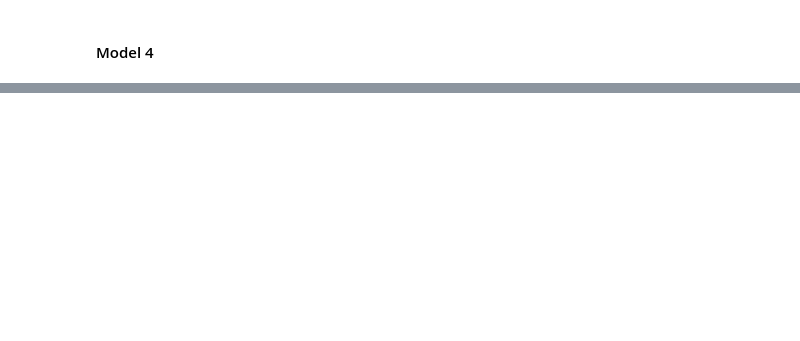
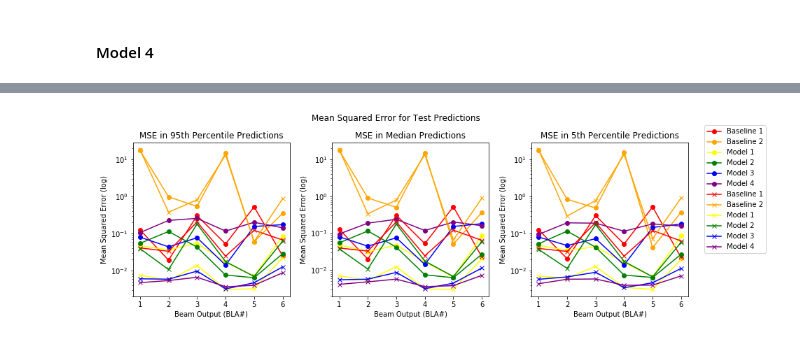
Before and after one commit to zbpatel/CS229-Project, a Jupyter notebook: predict_future_output.ipynb, the cells around one changed output, grey strips where cells are left out. Cells and saved outputs as stored; diff of their text form; code cells hidden in the pictures; blank space fills up the shorter version.

Commit message:
Added fresh run to predict_future_output

```diff
--- a/predict_future_output.ipynb
+++ b/predict_future_output.ipynb
@@ -613,39 +639,77 @@ model_4_test_5_mse = [mse[2] for mse in model_4_test_mses]
 # %%
 beams = list(range(1, 7))
 
-fig, (ax1, ax2, ax3) = plt.subplots((3, 1))
+fig, (ax1, ax2, ax3) = plt.subplots(1, 3, figsize=(12, 4))
 ax1.set_xlabel('Beam Output (BLA#)')
-ax1.set_ylabel('Mean Squared Error', color="Red")
-ax1.plot(beams, baseline_1_test_95_mse, 'o', color="Red", label="Baseline 1")
-ax1.plot(beams, baseline_2_test_95_mse, 'o', color="Orange", label="Baseline 2")
-ax1.plot(beams, model_1_test_95_mse, 'o', color="Yellow", label="Model 1")
-ax1.plot(beams, model_2_test_95_mse, 'o', color="Green", label="Model 2")
-ax1.plot(beams, model_3_test_95_mse, 'o', color="Blue", label="Model 3")
-ax1.plot(beams, model_4_test_95_mse, 'o', color="Purple", label="Model 4")
-ax1.tick_params(axis='y', labelcolor="Red")
+ax1.set_ylabel('Mean Squared Error (log)')
+
+# plot test mses
+ax1.plot(beams, baseline_1_test_95_mse, 'o-', color="Red", label="Baseline 1")
+ax1.plot(beams, baseline_2_test_95_mse, 'o-', color="Orange", label="Baseline 2")
+ax1.plot(beams, model_1_test_95_mse, 'o-', color="Yellow", label="Model 1")
+ax1.plot(beams, model_2_test_95_mse, 'o-', color="Green", label="Model 2")
+ax1.plot(beams, model_3_test_95_mse, 'o-', color="Blue", label="Model 3")
+ax1.plot(beams, model_4_test_95_mse, 'o-', color="Purple", label="Model 4")
+
+# plot validation mses
+ax1.plot(beams, baseline_1_valid_95_mse, 'x-', color="Red", label="Baseline 1")
+ax1.plot(beams, baseline_2_valid_95_mse, 'x-', color="Orange", label="Baseline 2")
+ax1.plot(beams, model_1_valid_95_mse, 'x-', color="Yellow", label="Model 1")
+ax1.plot(beams, model_2_valid_95_mse, 'x-', color="Green", label="Model 2")
+ax1.plot(beams, model_3_valid_95_mse, 'x-', color="Blue", label="Model 3")
+ax1.plot(beams, model_4_valid_95_mse, 'x-', color="Purple", label="Model 4")
+ax1.set_yscale("log")
+
 ax1.set_title("MSE in 95th Percentile Predictions")
 
 ax2.set_xlabel('Beam Output (BLA#)')
-ax2.set_ylabel('Mean Squared Error', color="Red")
-ax2.plot(beams, baseline_1_test_median_mse, 'o', color="Red", label="Baseline 2")
-ax2.plot(beams, baseline_2_test_median_mse, 'o', color="Orange", label="Baseline 2")
-ax2.plot(beams, model_1_test_median_mse, 'o', color="Yellow", label="Model 1")
-ax2.plot(beams, model_2_test_median_mse, 'o', color="Green", label="Model 2")
-ax2.plot(beams, model_3_test_median_mse, 'o', color="Blue", label="Model 3")
-ax2.plot(beams, model_4_test_median_mse, 'o', color="Purple", label="Model 4")
-ax2.tick_params(axis='y', labelcolor="Red")
+ax2.set_ylabel('Mean Squared Error (log)')
+
+# plot test mses
+ax2.plot(beams, baseline_1_test_median_mse, 'o-', color="Red", label="Baseline 1")
+ax2.plot(beams, baseline_2_test_median_mse, 'o-', color="Orange", label="Baseline 2")
+ax2.plot(beams, model_1_test_median_mse, 'o-', color="Yellow", label="Model 1")
+ax2.plot(beams, model_2_test_median_mse, 'o-', color="Green", label="Model 2")
+ax2.plot(beams, model_3_test_median_mse, 'o-', color="Blue", label="Model 3")
+ax2.plot(beams, model_4_test_median_mse, 'o-', color="Purple", label="Model 4")
+
+# plot validation mses
+ax2.plot(beams, baseline_1_valid_median_mse, 'x-', color="Red", label="Baseline 1")
+ax2.plot(beams, baseline_2_valid_median_mse, 'x-', color="Orange", label="Baseline 2")
+ax2.plot(beams, model_1_valid_median_mse, 'x-', color="Yellow", label="Model 1")
+ax2.plot(beams, model_2_valid_median_mse, 'x-', color="Green", label="Model 2")
+ax2.plot(beams, model_3_valid_median_mse, 'x-', color="Blue", label="Model 3")
+ax2.plot(beams, model_4_valid_median_mse, 'x-', color="Purple", label="Model 4")
+
+ax2.set_yscale("log")
 ax2.set_title("MSE in Median Predictions")
 
 ax3.set_xlabel('Beam Output (BLA#)')
-ax3.set_ylabel('Mean Squared Error', color="Red")
-ax3.plot(beams, baseline_1_test_5_mse, 'o', color="Red", label="Baseline 2")
-ax3.plot(beams, baseline_2_test_5_mse, 'o', color="Orange", label="Baseline 2")
-ax3.plot(beams, model_1_test_5_mse, 'o', color="Yellow", label="Model 1")
-ax3.plot(beams, model_2_test_5_mse, 'o', color="Green", label="Model 2")
-ax3.plot(beams, model_3_test_5_mse, 'o', color="Blue", label="Model 3")
-ax3.plot(beams, model_4_test_5_mse, 'o', color="Purple", label="Model 4")
-ax3.tick_params(axis='y', labelcolor="Red")
+ax3.set_ylabel('Mean Squared Error (log)')
+
+# plot test mses
+ax3.plot(beams, baseline_1_test_5_mse, 'o-', color="Red", label="Baseline 1")
+ax3.plot(beams, baseline_2_test_5_mse, 'o-', color="Orange", label="Baseline 2")
+ax3.plot(beams, model_1_test_5_mse, 'o-', color="Yellow", label="Model 1")
+ax3.plot(beams, model_2_test_5_mse, 'o-', color="Green", label="Model 2")
+ax3.plot(beams, model_3_test_5_mse, 'o-', color="Blue", label="Model 3")
+ax3.plot(beams, model_4_test_5_mse, 'o-', color="Purple", label="Model 4")
+
+# plot validation mses
+ax3.plot(beams, baseline_1_valid_5_mse, 'x-', color="Red", label="Baseline 1")
+ax3.plot(beams, baseline_2_valid_5_mse, 'x-', color="Orange", label="Baseline 2")
+ax3.plot(beams, model_1_valid_5_mse, 'x-', color="Yellow", label="Model 1")
+ax3.plot(beams, model_2_valid_5_mse, 'x-', color="Green", label="Model 2")
+ax3.plot(beams, model_3_valid_5_mse, 'x-', color="Blue", label="Model 3")
+ax3.plot(beams, model_4_valid_5_mse, 'x-', color="Purple", label="Model 4")
+
+ax3.set_yscale("log")
 ax3.set_title("MSE in 5th Percentile Predictions")
 
+handles, labels = ax3.get_legend_handles_labels()
+fig.legend(handles, labels, bbox_to_anchor=(1.0, 1.0), loc='upper left')
+fig.suptitle("Mean Squared Error for Test Predictions", y = 1.05)
 fig.tight_layout()
 plt.show()
+# %% [output]
+[figure, added]
```
Also changed, not shown: parts of 21 cells of this notebook.
